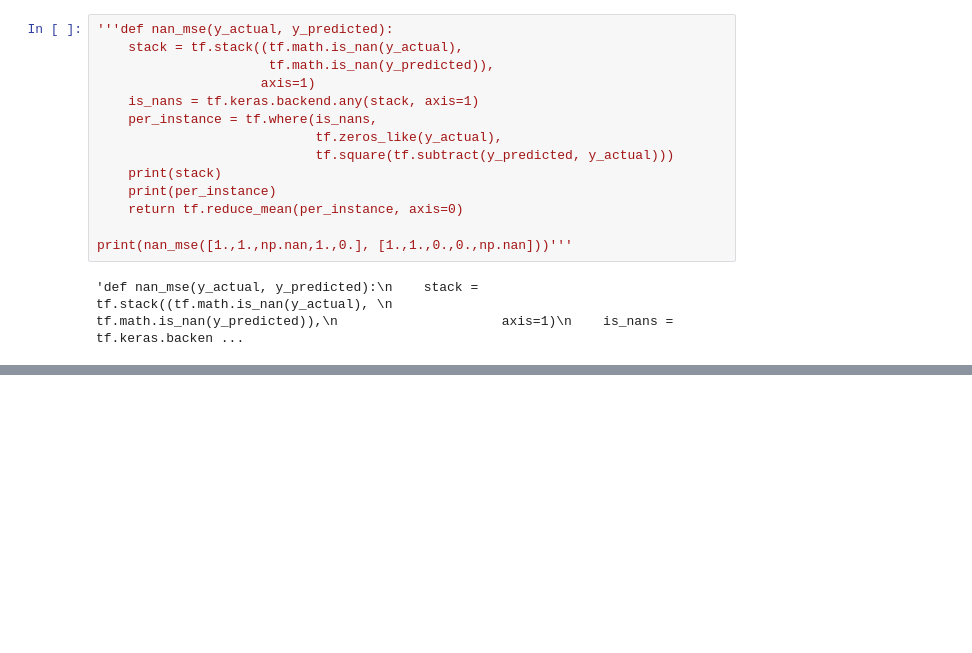
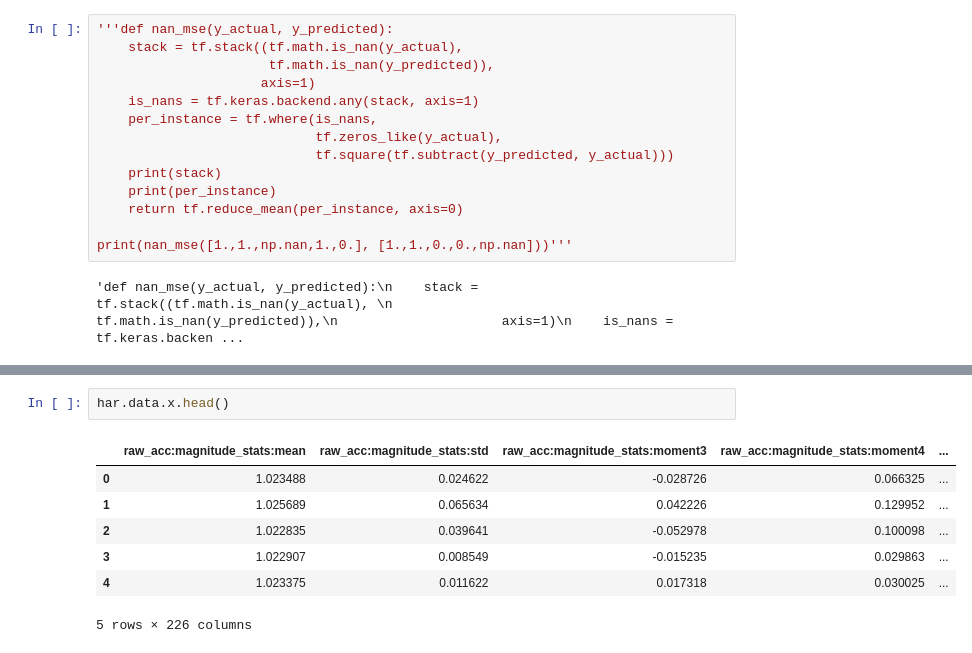
Before and after one commit to H-IAAC/har_flower, a Jupyter notebook: notebooks/har_2.ipynb, the cells around one changed output, grey strips where cells are left out. Drawn from its saved outputs; the diff is of its cells as text; blank space fills up the shorter version.

```diff
--- a/notebooks/har_2.ipynb
+++ b/notebooks/har_2.ipynb
@@ -205,3 +221,13 @@ FileNotFoundError: [Errno 2] No such file or directory: '../full_data/exp_/fold_
+# %%
+har.data.x.head()
+# %% [output]
+|  | raw_acc:magnitude_stats:mean | raw_acc:magnitude_stats:std | raw_acc:magnitude_stats:moment3 | raw_acc:magnitude_stats:moment4 | ... |
+| 0 | 1.023488 | 0.024622 | -0.028726 | 0.066325 | ... |
+| 1 | 1.025689 | 0.065634 | 0.042226 | 0.129952 | ... |
+| 2 | 1.022835 | 0.039641 | -0.052978 | 0.100098 | ... |
+| 3 | 1.022907 | 0.008549 | -0.015235 | 0.029863 | ... |
+| 4 | 1.023375 | 0.011622 | 0.017318 | 0.030025 | ... |
+5 rows × 226 columns
 # %%
 
 import glob
```
Also changed, not shown: parts of 5 cells of this notebook, 52 other files.
